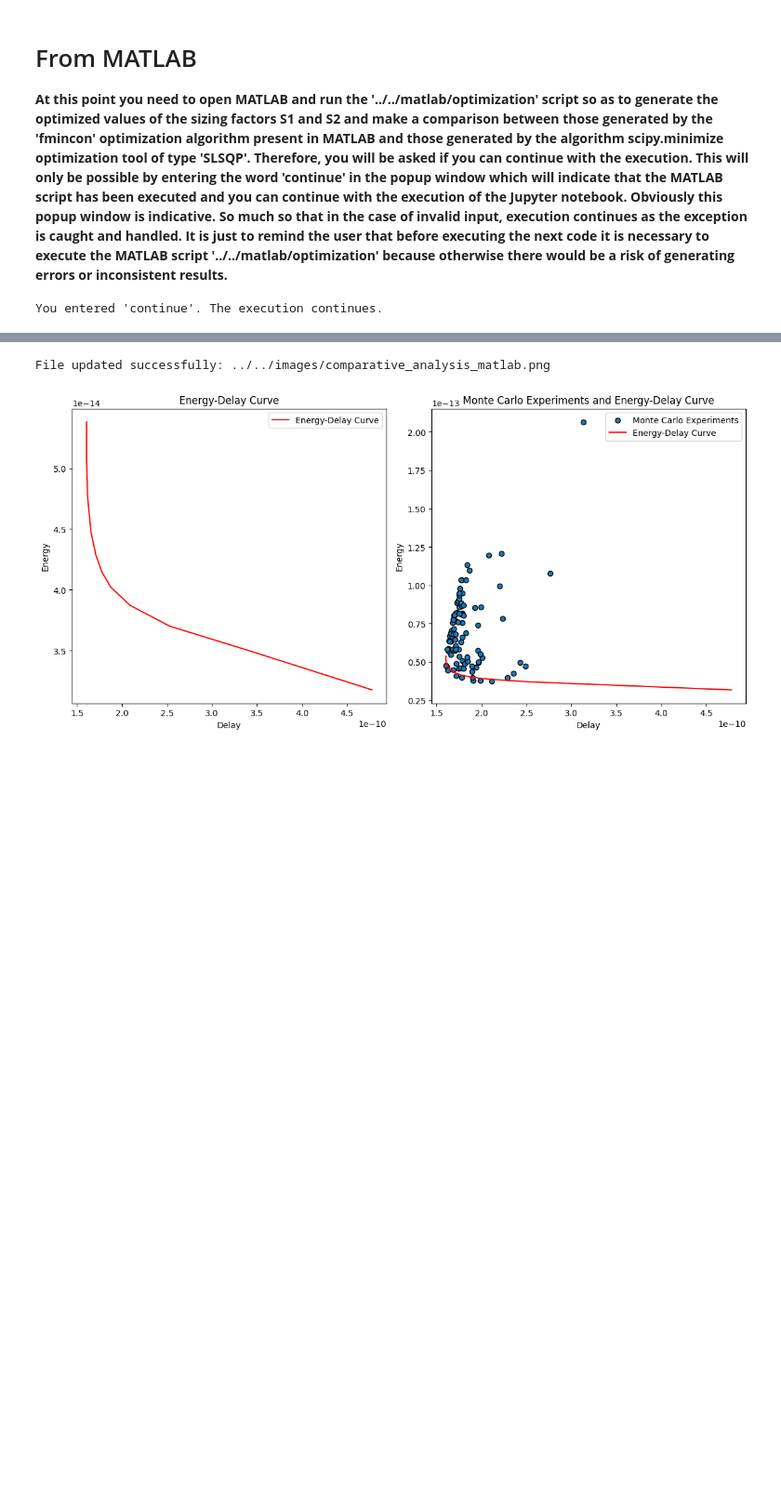
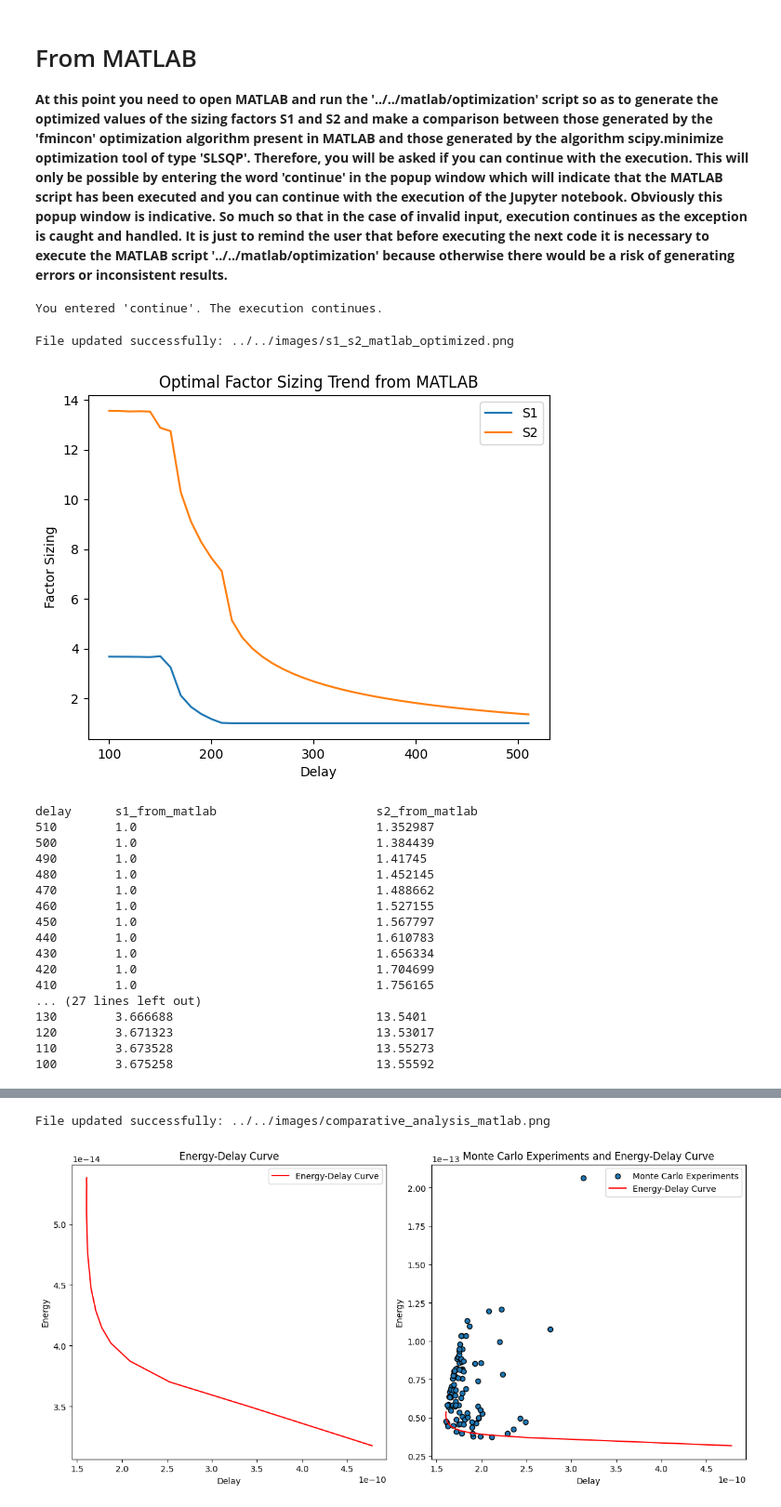
Before and after one commit to gubbriaco/buffer-analysis, a Jupyter notebook: python/buffer-analysis/buffer_analysis.ipynb, the cells around one changed output, grey strips where cells are left out. Shown: that part at 93% size. Drawn from its saved outputs; the diff is of its cells as text; code cells hidden in the pictures; blank space fills up the shorter version.

Commit message:
aggiunta analisi errore python-matlab

```diff
--- a/python/buffer-analysis/buffer_analysis.ipynb
+++ b/python/buffer-analysis/buffer_analysis.ipynb
@@ -437,23 +437,23 @@ tau_nom = tau_nom_for_optimization
 s0 = [10, 10]
 max_iter = 10000
 
-var1_values = []
-var2_values = []
+s1_from_python = []
+s2_from_python = []
 delay_values = []
 
 d_max = 510
 d_min = 100
-step = 10
+step_opt = 10
 
-for delay in range(d_max, d_min - 1, -step):
+for delay in range(d_max, d_min - 1, -step_opt):
     variables, energy_value, iteration_count = optimize_considering_delay(delay, tau_nom, gamma_d, s_load, vdd, c_min, gamma_e, s0, max_iter)
     optimal_results.append((delay, variables, energy_value, iteration_count))
-    var1_values.append(variables[0])
-    var2_values.append(variables[1])
+    s1_from_python.append(variables[0])
+    s2_from_python.append(variables[1])
     delay_values.append(delay)
 
-plt.plot(delay_values, var1_values, label='S1')
-plt.plot(delay_values, var2_values, label='S2')
+plt.plot(delay_values, s1_from_python, label='S1')
+plt.plot(delay_values, s2_from_python, label='S2')
 plt.legend()
 plt.xlabel('Delay'); plt.ylabel('Factor Sizing'); plt.title('Optimal Factor Sizing Trend')
 s1_s2_optimized_path_image = os.path.join(images, "s1_s2_optimized.png")
@@ -643,24 +646,58 @@ You entered 'continue'. The execution continues.
 # %%
 data_from_matlab_directory = f"{matlab}/data"
 s1_data_from_matlab_file = "s1_data.txt"
 s2_data_from_matlab_file = "s2_data.txt"
 s1_data_from_matlab_file_path = os.path.join(data_from_matlab_directory, s1_data_from_matlab_file)
 s2_data_from_matlab_file_path = os.path.join(data_from_matlab_directory, s2_data_from_matlab_file)
 with open(s1_data_from_matlab_file_path, 'r') as s1_file:
     s1_lines = s1_file.readlines()
 with open(s2_data_from_matlab_file_path, 'r') as s2_file:
     s2_lines = s2_file.readlines()
 
 s1_from_matlab = []
 s2_from_matlab = []
 
 for line in s1_lines:
     columns = line.split()
     if columns:
         s1_value = columns[0]
         s1_from_matlab.append(float(s1_value))
 for line in s2_lines:
     columns = line.split()
     if columns:
         s2_value = columns[0]
         s2_from_matlab.append(float(s2_value))
+
+
+plt.plot(delay_values, s1_from_matlab, label='S1')
+plt.plot(delay_values, s2_from_matlab, label='S2')
+plt.legend()
+plt.xlabel('Delay'); plt.ylabel('Factor Sizing'); plt.title('Optimal Factor Sizing Trend from MATLAB')
+s1_s2_optimized_from_matlab_path_image = os.path.join(images, "s1_s2_matlab_optimized.png")
+check_output_image(s1_s2_optimized_from_matlab_path_image)
+plt.savefig(s1_s2_optimized_from_matlab_path_image)
+plt.show()
+
+print("{:<10} {:<35} {:<35}".format("delay", "s1_from_matlab", "s2_from_matlab"))
+for delay, s1_matlab, s2_matlab in zip(delay_values, s1_from_matlab, s2_from_matlab):
+    print("{:<10} {:<35} {:<35}".format(delay, str(s1_matlab), str(s2_matlab)))
+# %% [output]
+File updated successfully: ../../images/s1_s2_matlab_optimized.png
+[figure, added]
+delay      s1_from_matlab                      s2_from_matlab
+510        1.0                                 1.352987
+500        1.0                                 1.384439
+490        1.0                                 1.41745
+480        1.0                                 1.452145
+470        1.0                                 1.488662
+460        1.0                                 1.527155
+450        1.0                                 1.567797
+440        1.0                                 1.610783
+430        1.0                                 1.656334
+420        1.0                                 1.704699
+410        1.0                                 1.756165
+... (27 lines left out)
+130        3.666688                            13.5401
+120        3.671323                            13.53017
+110        3.673528                            13.55273
+100        3.675258                            13.55592
```
Also changed, not shown: parts of 15 cells of this notebook, 25 other files.
